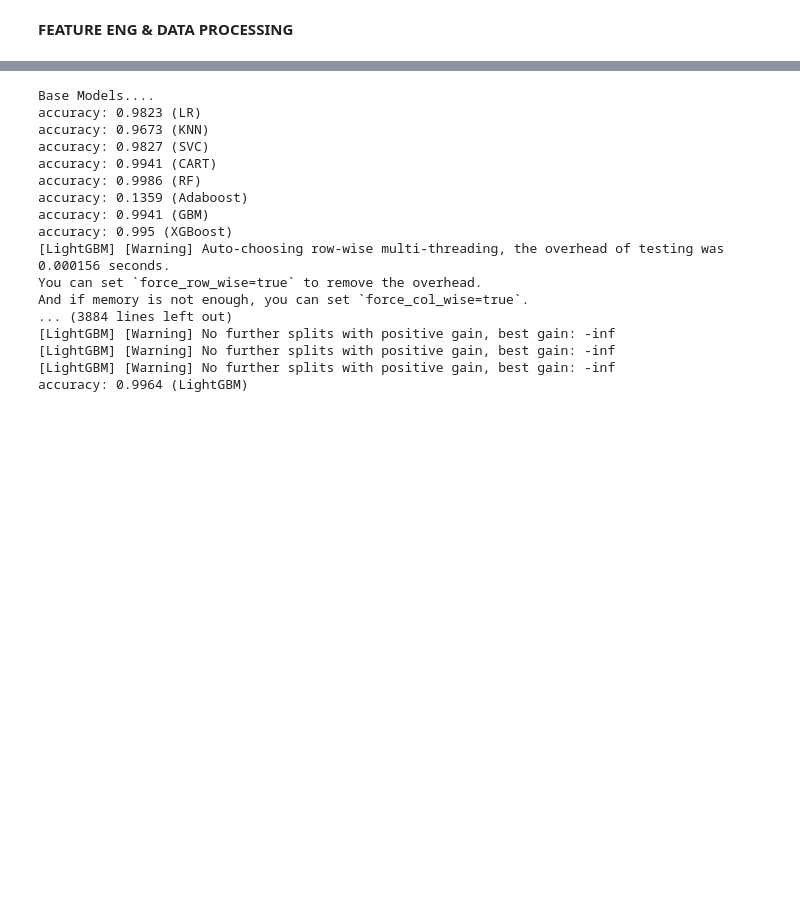
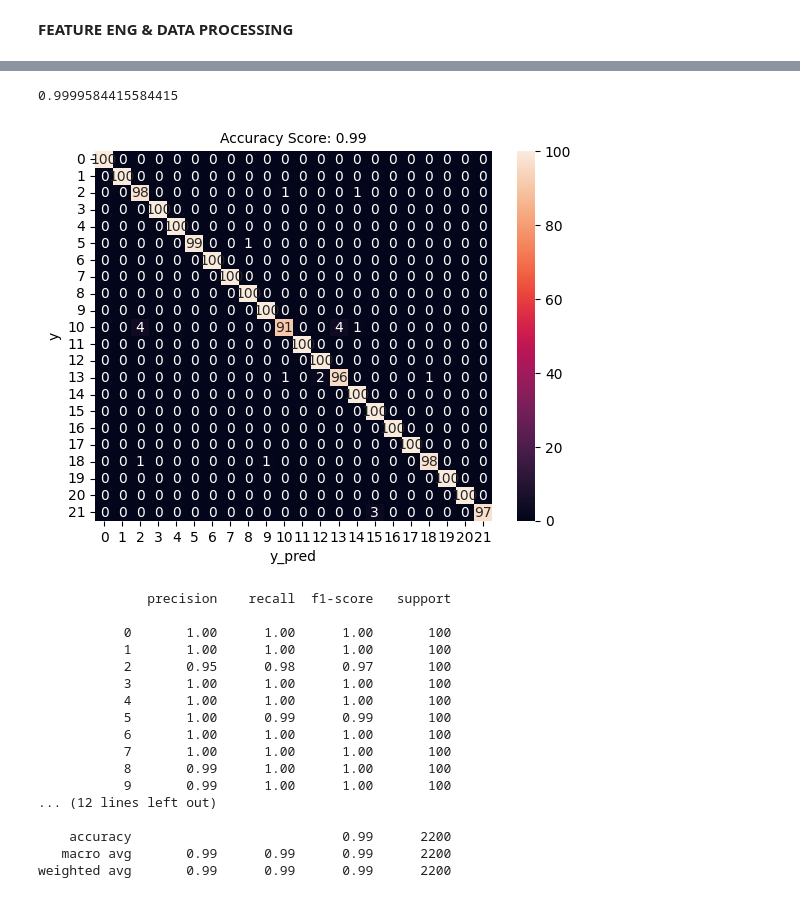
Before and after one commit to ozturkgizem/Agriculture, a Jupyter notebook: feng&dp.ipynb, the cells around one changed output, grey strips where cells are left out. Saved outputs shown, nothing was run; the diff lists cells and outputs as text; code cells hidden in the pictures; blank space fills up the shorter version.

```diff
--- a/feng&dp.ipynb
+++ b/feng&dp.ipynb
@@ -234,25 +234,47 @@ def base_models(X, y, scoring="roc_auc"):
         cv_results = cross_validate(classifier, X, y, cv=3, scoring=scoring)
         print(f"{scoring}: {round(cv_results['test_score'].mean(), 4)} ({name}) ")
 # %%
-base_models(X,y, scoring="accuracy")
+base_models(X,y)
-# %% [output]
-Base Models....
-accuracy: 0.9823 (LR)
-accuracy: 0.9673 (KNN)
-accuracy: 0.9827 (SVC)
-accuracy: 0.9941 (CART)
-accuracy: 0.9986 (RF)
-accuracy: 0.1359 (Adaboost)
-accuracy: 0.9941 (GBM)
-accuracy: 0.995 (XGBoost)
-[LightGBM] [Warning] Auto-choosing row-wise multi-threading, the overhead of testing was 0.000156 seconds.
-You can set `force_row_wise=true` to remove the overhead.
-And if memory is not enough, you can set `force_col_wise=true`.
-... (3884 lines left out)
-[LightGBM] [Warning] No further splits with positive gain, best gain: -inf
-[LightGBM] [Warning] No further splits with positive gain, best gain: -inf
-[LightGBM] [Warning] No further splits with positive gain, best gain: -inf
-accuracy: 0.9964 (LightGBM)
+# %%
+y_prob = log_model.predict_proba(X)
+roc_auc = roc_auc_score(y ,y_prob, multi_class='ovr')
+print(roc_auc)
+# %% [output]
+0.9999584415584415
+# %%
+log_model = LogisticRegression().fit(X, y)
+y_pred = log_model.predict(X)
+# %%
+def plot_confusion_matrix(y, y_pred):
+    acc = round(accuracy_score(y, y_pred), 2)
+    cm = confusion_matrix(y, y_pred)
+    sns.heatmap(cm, annot=True, fmt=".0f")
+    plt.xlabel('y_pred')
+    plt.ylabel('y')
+    plt.title('Accuracy Score: {0}'.format(acc), size=10)
+    plt.show()
+# %%
+plot_confusion_matrix(y, y_pred)
+print(classification_report(y, y_pred))
+# %% [output]
+[figure, added]
+              precision    recall  f1-score   support
+
+           0       1.00      1.00      1.00       100
+           1       1.00      1.00      1.00       100
+           2       0.95      0.98      0.97       100
+           3       1.00      1.00      1.00       100
+           4       1.00      1.00      1.00       100
+           5       1.00      0.99      0.99       100
+           6       1.00      1.00      1.00       100
+           7       1.00      1.00      1.00       100
+           8       0.99      1.00      1.00       100
+           9       0.99      1.00      1.00       100
+... (12 lines left out)
+
+    accuracy                           0.99      2200
+   macro avg       0.99      0.99      0.99      2200
+weighted avg       0.99      0.99      0.99      2200
 # %%
 def check_df(dataframe, head=5):
     print("##################### Shape #####################")
```
Also changed, not shown: parts of 2 cells of this notebook.
